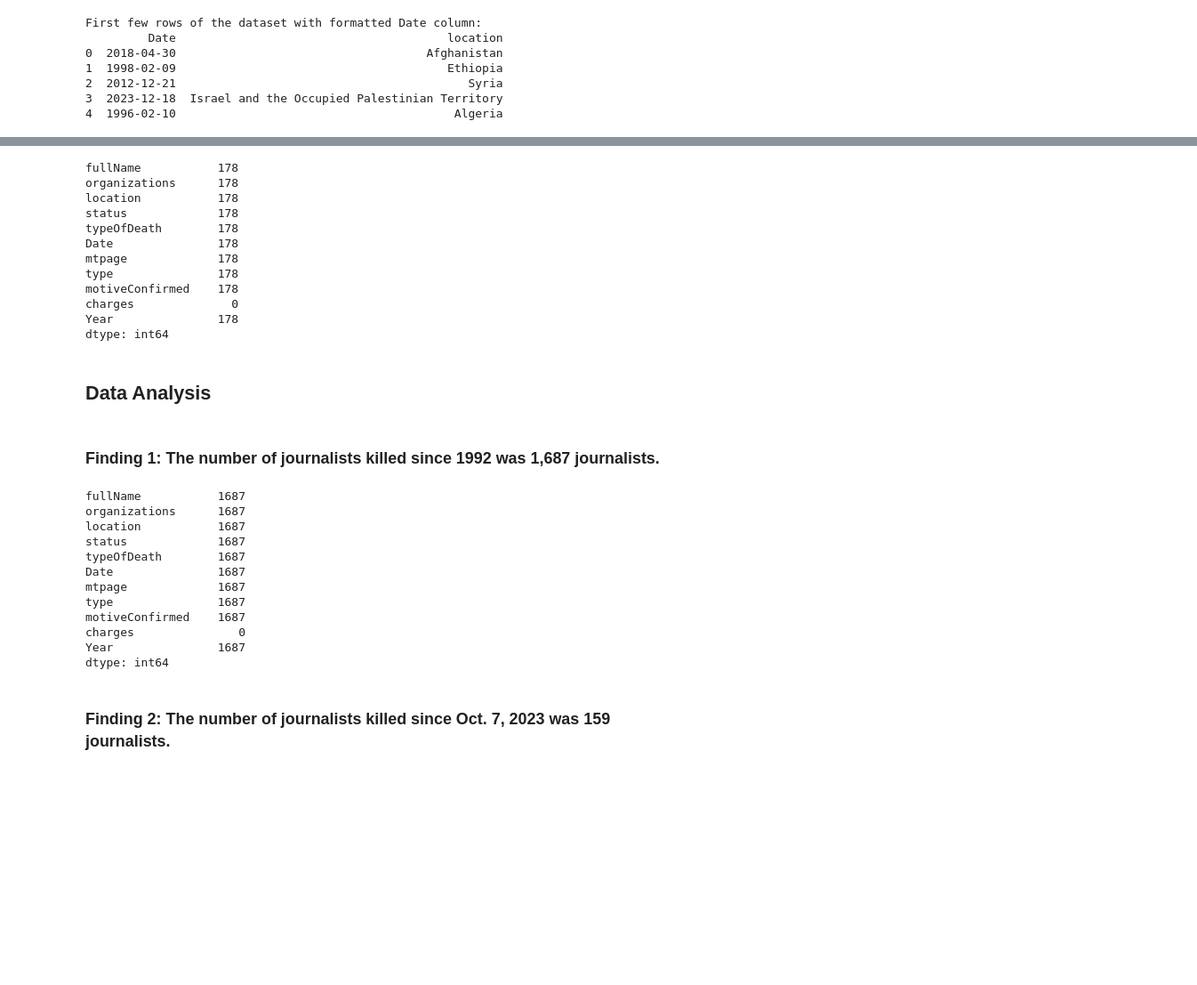
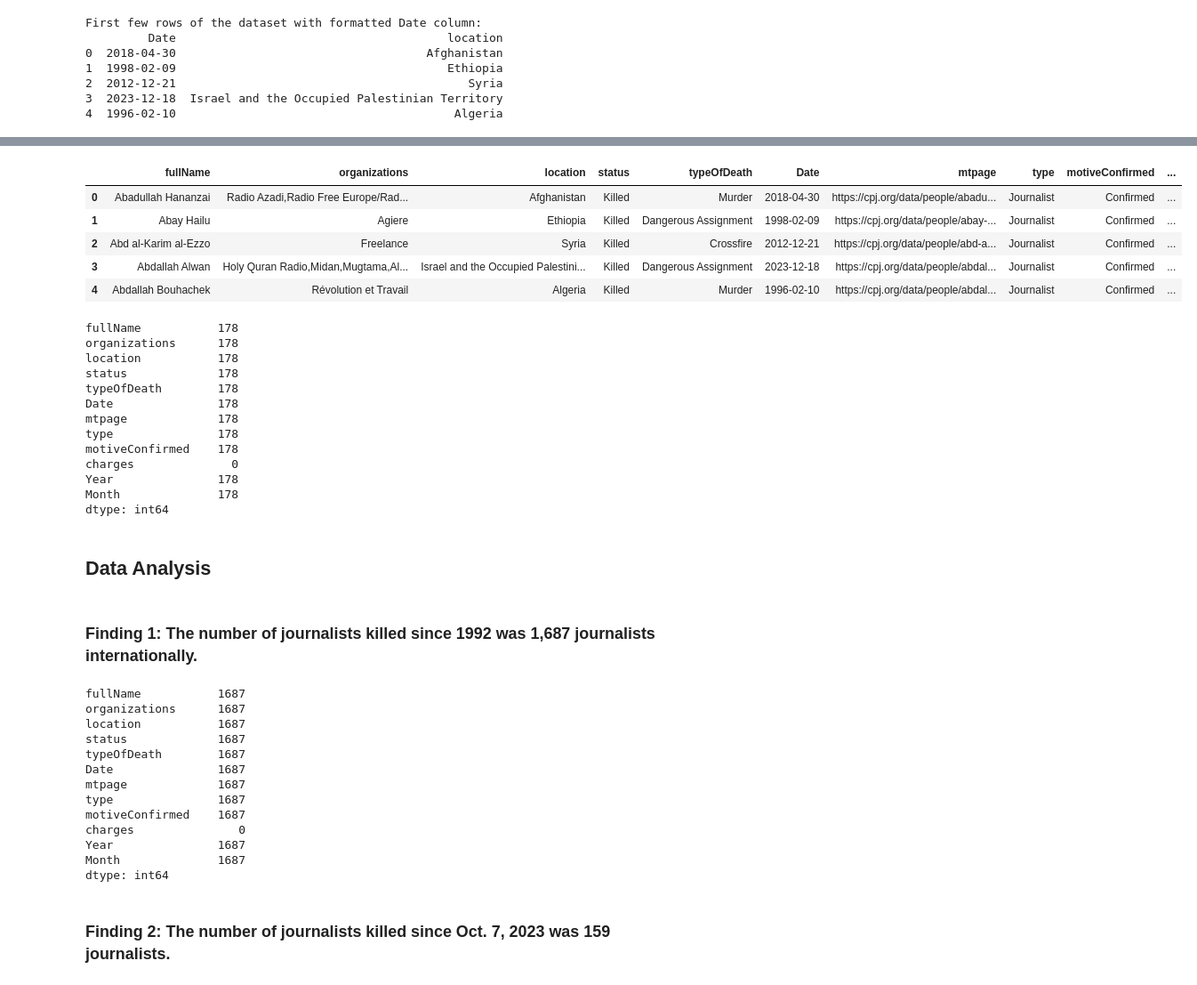
Before and after one commit to mherbst2/cpj_thesis_2, a Jupyter notebook: notebooks/cpj.ipynb, the cells around one changed output, grey strips where cells are left out. Shown at 89% size. Cells and saved outputs as stored; diff of their text form; code cells hidden in the pictures; blank space fills up the shorter version.

```diff
--- a/notebooks/cpj.ipynb
+++ b/notebooks/cpj.ipynb
@@ -107,0 +107,6 @@ cpj.to_csv('~/Desktop/cpj_thesis_2/data/cpj.csv', index=False)
+# %%
+#Add month column extracted from the Date column
+cpj['Month'] = cpj['Date'].apply(lambda x: datetime.datetime.strptime(x, '%Y-%m-%d').strftime('%B'))
+# Check if the Month column is added correctly
+print("First few rows of the dataset with Month column:")
+print(cpj[['Date', 'Month']].head())
@@ -108,3 +121,15 @@ cpj.to_csv('~/Desktop/cpj_thesis_2/data/cpj.csv', index=False)
+# %%
+# Create dynamic filepath for cpj.csv in DATA_DIR
+cpj_csv_path = DATA_DIR / "cpj.csv"
+cpj.to_csv(cpj_csv_path, index=False)
+cpj.head()
+# %% [output]
+|  | fullName | organizations | location | status | typeOfDeath | Date | mtpage | type | motiveConfirmed | ... |
+| 0 | Abadullah Hananzai | Radio Azadi,Radio Free Europe/Rad... | Afghanistan | Killed | Murder | 2018-04-30 | https://cpj.org/data/people/abadu... | Journalist | Confirmed | ... |
+| 1 | Abay Hailu | Agiere | Ethiopia | Killed | Dangerous Assignment | 1998-02-09 | https://cpj.org/data/people/abay-... | Journalist | Confirmed | ... |
+| 2 | Abd al-Karim al-Ezzo | Freelance | Syria | Killed | Crossfire | 2012-12-21 | https://cpj.org/data/people/abd-a... | Journalist | Confirmed | ... |
+| 3 | Abdallah Alwan | Holy Quran Radio,Midan,Mugtama,Al... | Israel and the Occupied Palestini... | Killed | Dangerous Assignment | 2023-12-18 | https://cpj.org/data/people/abdal... | Journalist | Confirmed | ... |
+| 4 | Abdallah Bouhachek | Révolution et Travail | Algeria | Killed | Murder | 1996-02-10 | https://cpj.org/data/people/abdal... | Journalist | Confirmed | ... |
 # %%
 #Filter for journalists location column in ""Israel and the Occupied Palestinian Territory"
 filtered_cpj = cpj[cpj['location'] == "Israel and the Occupied Palestinian Territory"]
@@ -121,13 +146,14 @@ type               178
 motiveConfirmed    178
 charges              0
 Year               178
+Month              178
 dtype: int64
 # %%
 #The number of journalists killed in the Israel and the Occupied Palestinian Territory was 178 journalists.
 # %% [markdown]
 ## Data Analysis
 # %% [markdown]
-### Finding 1: The number of journalists killed since 1992 was 1,687 journalists.
+### Finding 1: The number of journalists killed since 1992 was 1,687 journalists internationally.
 # %%
 #What was the number of journalists killed since 1992-2025?
 cpj.count()
@@ -143,6 +169,7 @@ type               1687
 motiveConfirmed    1687
 charges               0
 Year               1687
+Month              1687
 dtype: int64
 # %% [markdown]
 ### Finding 2: The number of journalists killed since Oct. 7, 2023 was 159 journalists.
```
Also changed, not shown: parts of 3 cells of this notebook, 13 other files.
